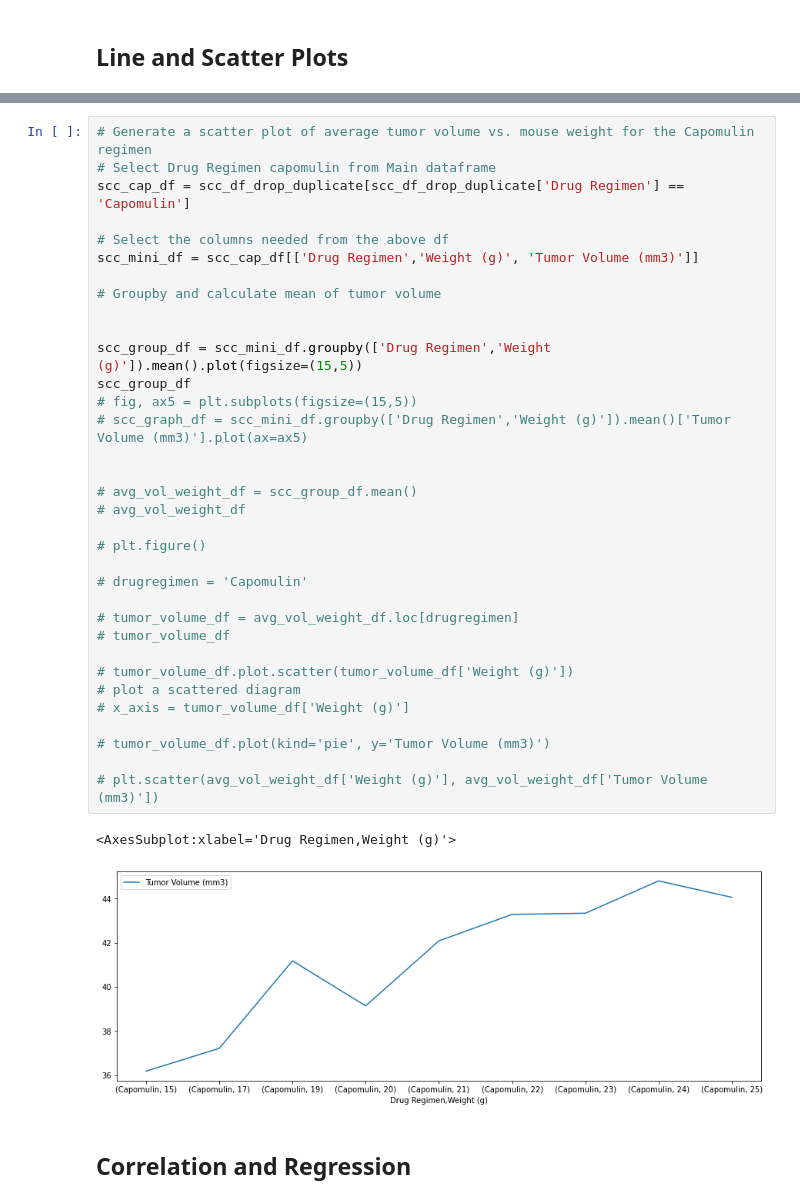
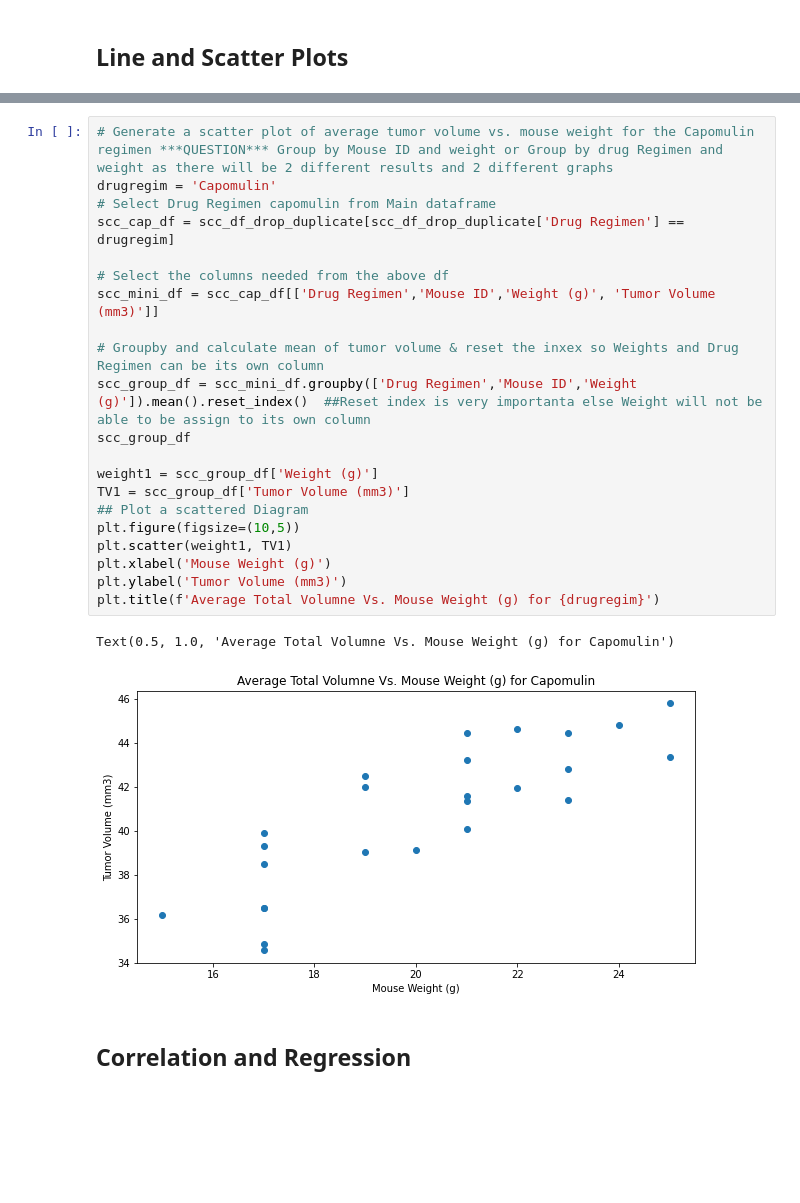
Before and after one commit to tarakp/Data_Analytics, a Jupyter notebook: 05-Matplotlib-Challenge/pymaceuticals_starter.ipynb, the cells around one changed output, grey strips where cells are left out. Cells and saved outputs as stored; diff of their text form; blank space fills up the shorter version.

```diff
--- a/05-Matplotlib-Challenge/pymaceuticals_starter.ipynb
+++ b/05-Matplotlib-Challenge/pymaceuticals_starter.ipynb
@@ -321,41 +314,28 @@ plt.show()
 # %% [output]
 [figure]
 # %%
-# Generate a scatter plot of average tumor volume vs. mouse weight for the Capomulin regimen
+# Generate a scatter plot of average tumor volume vs. mouse weight for the Capomulin regimen ***QUESTION*** Group by Mouse ID and weight or Group by drug Regimen and weight as there will be 2 different results and 2 different graphs
+drugregim = 'Capomulin'
 # Select Drug Regimen capomulin from Main dataframe
-scc_cap_df = scc_df_drop_duplicate[scc_df_drop_duplicate['Drug Regimen'] == 'Capomulin']
+scc_cap_df = scc_df_drop_duplicate[scc_df_drop_duplicate['Drug Regimen'] == drugregim]
 
 # Select the columns needed from the above df
-scc_mini_df = scc_cap_df[['Drug Regimen','Weight (g)', 'Tumor Volume (mm3)']]
+scc_mini_df = scc_cap_df[['Drug Regimen','Mouse ID','Weight (g)', 'Tumor Volume (mm3)']]
 
-# Groupby and calculate mean of tumor volume
+# Groupby and calculate mean of tumor volume & reset the inxex so Weights and Drug Regimen can be its own column
+scc_group_df = scc_mini_df.groupby(['Drug Regimen','Mouse ID','Weight (g)']).mean().reset_index()  ##Reset index is very importanta else Weight will not be able to be assign to its own column
+scc_group_df
 
-
-scc_group_df = scc_mini_df.groupby(['Drug Regimen','Weight (g)']).mean().plot(figsize=(15,5))
-scc_group_df
-# fig, ax5 = plt.subplots(figsize=(15,5))
-# scc_graph_df = scc_mini_df.groupby(['Drug Regimen','Weight (g)']).mean()['Tumor Volume (mm3)'].plot(ax=ax5)
-
-
-# avg_vol_weight_df = scc_group_df.mean()
-# avg_vol_weight_df
-
-# plt.figure()
-
-# drugregimen = 'Capomulin'
-
-# tumor_volume_df = avg_vol_weight_df.loc[drugregimen]
-# tumor_volume_df
-
-# tumor_volume_df.plot.scatter(tumor_volume_df['Weight (g)'])
-# plot a scattered diagram
-# x_axis = tumor_volume_df['Weight (g)']
-
-# tumor_volume_df.plot(kind='pie', y='Tumor Volume (mm3)')
-
-# plt.scatter(avg_vol_weight_df['Weight (g)'], avg_vol_weight_df['Tumor Volume (mm3)'])
+weight1 = scc_group_df['Weight (g)']
+TV1 = scc_group_df['Tumor Volume (mm3)']
+## Plot a scattered Diagram
+plt.figure(figsize=(10,5))
+plt.scatter(weight1, TV1)
+plt.xlabel('Mouse Weight (g)')
+plt.ylabel('Tumor Volume (mm3)')
+plt.title(f'Average Total Volumne Vs. Mouse Weight (g) for {drugregim}')
 # %% [output]
-<AxesSubplot:xlabel='Drug Regimen,Weight (g)'>
+Text(0.5, 1.0, 'Average Total Volumne Vs. Mouse Weight (g) for Capomulin')
-[figure, old version]
+[figure, new version]
 # %% [markdown]
 ## Correlation and Regression
```
Also changed, not shown: parts of 6 cells of this notebook.
